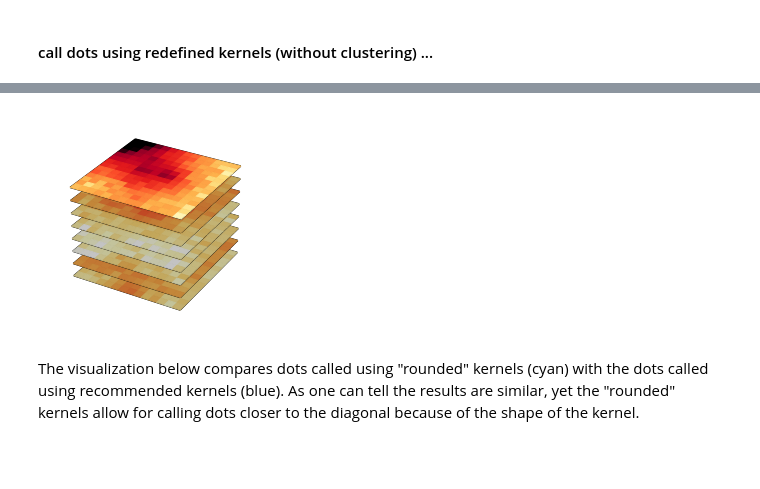
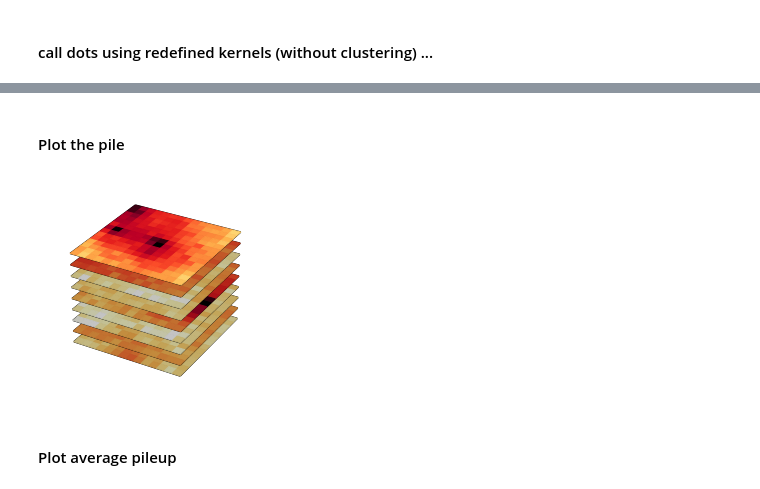
Before and after one commit to open2c/open2c_vignettes, a Jupyter notebook: cooltools_manuscript/dots.ipynb, the cells around one changed output, grey strips where cells are left out. Cells and saved outputs as stored; diff of their text form; code cells hidden in the pictures; blank space fills up the shorter version.

Commit message:
pileup updated; all heatmaps in the same colorscheme in dots; interpolation set to uniform None

```diff
--- a/cooltools_manuscript/dots.ipynb
+++ b/cooltools_manuscript/dots.ipynb
@@ -258,7 +261,7 @@ def draw_kernel(kernel, axis=None, cmap='viridis'):
                     kernel[::-1,::-1],  # flip it, as in convolution
                     alpha=0.85,
                     cmap=cmap,
-                    interpolation='nearest')
+                    interpolation='none')
     # draw a square around the target pixel:
     x0 = kernel.shape[0] // 2 - 0.5
     y0 = kernel.shape[1] // 2 - 0.5
@@ -277,7 +280,7 @@ def draw_kernel(kernel, axis=None, cmap='viridis'):
     # show it:
     axis.imshow(checkerboard,
             cmap='gray',
-            interpolation='nearest',
+            interpolation='none',
             alpha=0.3)
 
     return imk
@@ -393,3 +378,11 @@ for rect in chain(
+# %%
+# heatmap kwargs
+snippet_kwargs = dict(
+    cmap='fall',
+    norm=LogNorm(vmax=vmax),
+    aspect="equal",
+    interpolation="none"
+)
 # %%
 # create a functions that would return a series of rectangles around called dots
 # in a specific region, and exposing importnat plotting parameters
@@ -513,3 +492,5 @@ for iii,(r1, r2) in enumerate(get_snippets_around_dots(dots_df, region, 0)):
+# %% [markdown]
+#### Plot the pile
 # %%
 from matplotlib.cm import register_cmap
 import matplotlib as mpl
@@ -572,7 +547,7 @@ from mpl_toolkits.mplot3d import Axes3D
 import numpy as np
 from matplotlib import cm
 
-_norm_hm_colors = LogNorm(vmax=0.1)
+_norm_hm_colors = LogNorm(vmax=vmax)
 
 dimens = kernels_round["donut"].shape[0]//2 + 2
 dimens = 2*dimens + 1
@@ -583,37 +558,38 @@ xx, yy = np.meshgrid(np.linspace(0,1,dimens), np.linspace(0,1,dimens))
 # create vertices for a rotated mesh (3D rotation matrix)
 X =  xx
 Y =  yy
 Z =  np.zeros_like(X)
 
 # create the figure
 fig = plt.figure()
 
 # show the 3D rotated projection
 ax2 = fig.add_subplot(111, projection='3d')
 
-num_to_show = 7
+num_to_show = 8
 
-for ii,(r1, r2) in enumerate(get_snippets_around_dots(dots_df, region)):
+for ii, (r1, r2) in enumerate(get_snippets_around_dots(dots_round_df_all, region)):
     if ii > num_to_show:
         break
-    # top_element = ii!=0
+
     top_element = ii!=num_to_show
-    # compute heatmap for the region
-    _matrix = clr.matrix(balance=True).fetch(r1,r2)
+
+    # get the heatmap for the region
+    _matrix = clr.matrix(balance=True).fetch(r1, r2)
     ax2.plot_wireframe(X, Y, Z+ii/num_to_show, rstride=1, cstride=1,color="black")
     ax2.plot_surface(
         X,
         Y,
         Z+ii/num_to_show,
         rstride=1,
         cstride=1,
         facecolors=fall_hm(_norm_hm_colors(_matrix)),
         shade=top_element,
 #         alpha=0.9 if top_element else 0.99,
 #         edgecolor="black",
 #         linewidth=0.3
     )
 ax2.set_axis_off()
-plt.savefig("xxx.pdf")
+plt.savefig("pile.pdf")
 # %% [output]
-[figure, old version]
+[figure, new version]
@@ -634,2 +596,2 @@ plt.savefig("xxx.pdf")
-# %% [markdown]
-The visualization below compares dots called using "rounded" kernels (cyan) with the dots called using recommended kernels (blue). As one can tell the results are similar, yet the "rounded" kernels allow for calling dots closer to the diagonal because of the shape of the kernel.
+# %% [markdown]
+#### Plot average pileup
```
Also changed, not shown: parts of 27 cells of this notebook, 1 other file.
